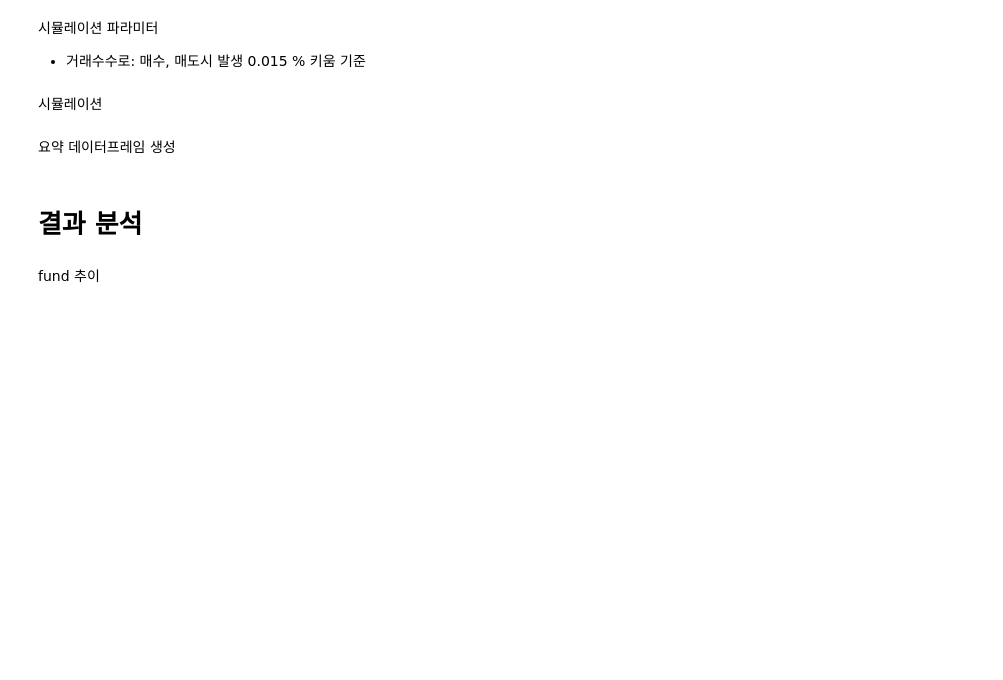
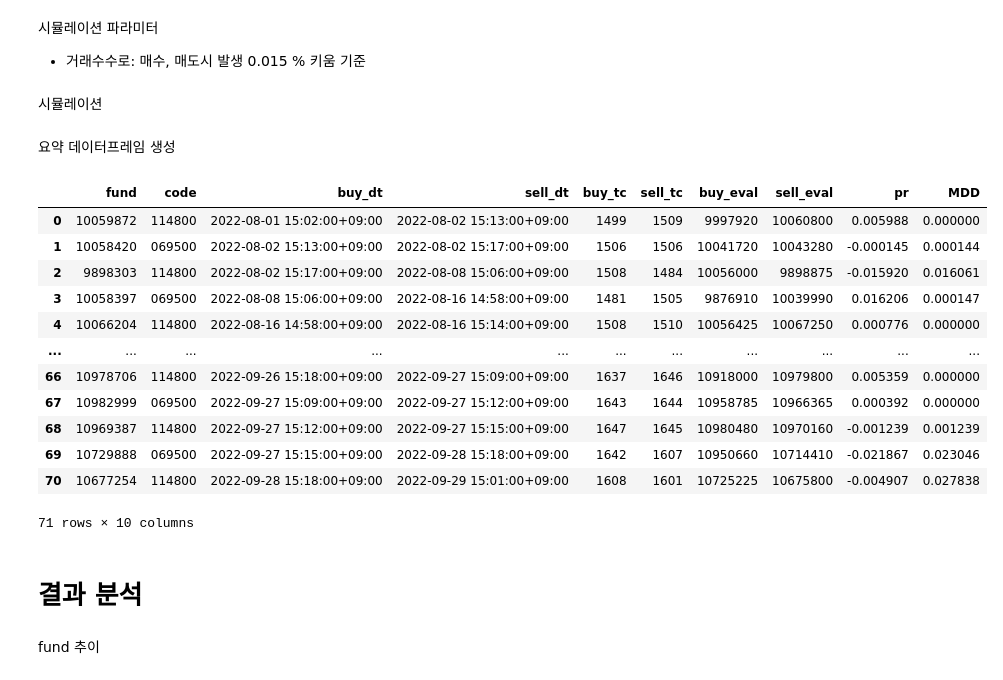
Before and after one commit to jangmino/AIFT2022, a Jupyter notebook: jupyter/backtest_scratch.ipynb, the cells around one changed output. Cells and saved outputs as stored; diff of their text form; code cells hidden in the pictures; blank space fills up the shorter version.

```diff
--- a/jupyter/backtest_scratch.ipynb
+++ b/jupyter/backtest_scratch.ipynb
@@ -315,6 +313,22 @@ fund_simulator.run()
 요약 데이터프레임 생성
 # %%
 simulation_summary = fund_simulator.make_summary()
+# %%
+simulation_summary
+# %% [output]
+|  | fund | code | buy_dt | sell_dt | buy_tc | sell_tc | buy_eval | sell_eval | pr | MDD |
+| 0 | 10059872 | 114800 | 2022-08-01 15:02:00+09:00 | 2022-08-02 15:13:00+09:00 | 1499 | 1509 | 9997920 | 10060800 | 0.005988 | 0.000000 |
+| 1 | 10058420 | 069500 | 2022-08-02 15:13:00+09:00 | 2022-08-02 15:17:00+09:00 | 1506 | 1506 | 10041720 | 10043280 | -0.000145 | 0.000144 |
+| 2 | 9898303 | 114800 | 2022-08-02 15:17:00+09:00 | 2022-08-08 15:06:00+09:00 | 1508 | 1484 | 10056000 | 9898875 | -0.015920 | 0.016061 |
+| 3 | 10058397 | 069500 | 2022-08-08 15:06:00+09:00 | 2022-08-16 14:58:00+09:00 | 1481 | 1505 | 9876910 | 10039990 | 0.016206 | 0.000147 |
+| 4 | 10066204 | 114800 | 2022-08-16 14:58:00+09:00 | 2022-08-16 15:14:00+09:00 | 1508 | 1510 | 10056425 | 10067250 | 0.000776 | 0.000000 |
+| ... | ... | ... | ... | ... | ... | ... | ... | ... | ... | ... |
+| 66 | 10978706 | 114800 | 2022-09-26 15:18:00+09:00 | 2022-09-27 15:09:00+09:00 | 1637 | 1646 | 10918000 | 10979800 | 0.005359 | 0.000000 |
+| 67 | 10982999 | 069500 | 2022-09-27 15:09:00+09:00 | 2022-09-27 15:12:00+09:00 | 1643 | 1644 | 10958785 | 10966365 | 0.000392 | 0.000000 |
+| 68 | 10969387 | 114800 | 2022-09-27 15:12:00+09:00 | 2022-09-27 15:15:00+09:00 | 1647 | 1645 | 10980480 | 10970160 | -0.001239 | 0.001239 |
+| 69 | 10729888 | 069500 | 2022-09-27 15:15:00+09:00 | 2022-09-28 15:18:00+09:00 | 1642 | 1607 | 10950660 | 10714410 | -0.021867 | 0.023046 |
+| 70 | 10677254 | 114800 | 2022-09-28 15:18:00+09:00 | 2022-09-29 15:01:00+09:00 | 1608 | 1601 | 10725225 | 10675800 | -0.004907 | 0.027838 |
+71 rows × 10 columns
 # %% [markdown]
 # 결과 분석
 # %% [markdown]
```
Also changed, not shown: parts of 20 cells of this notebook, 1 other file.
